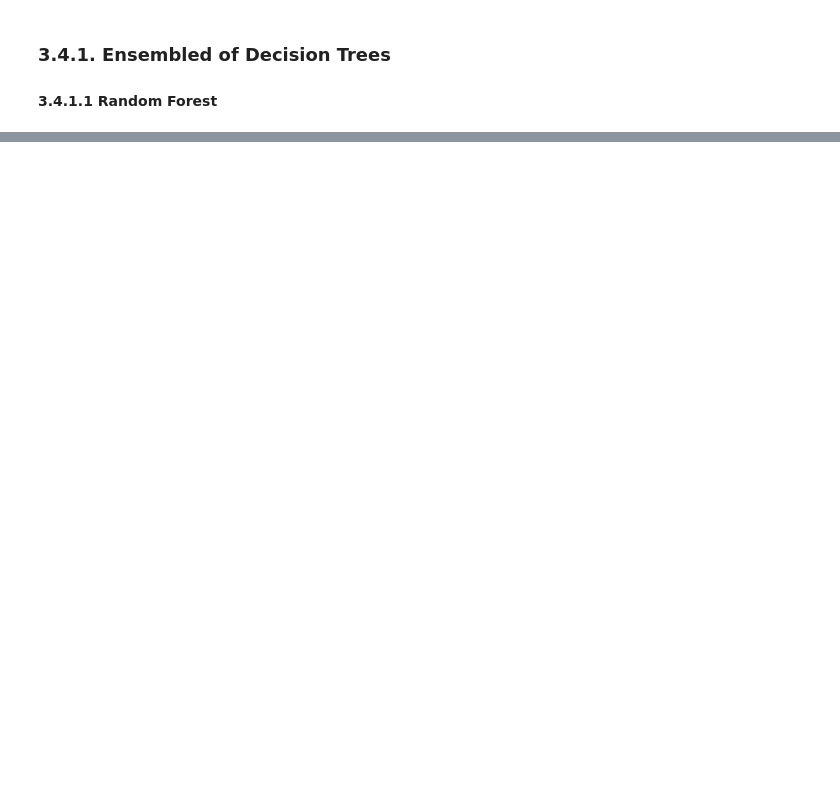
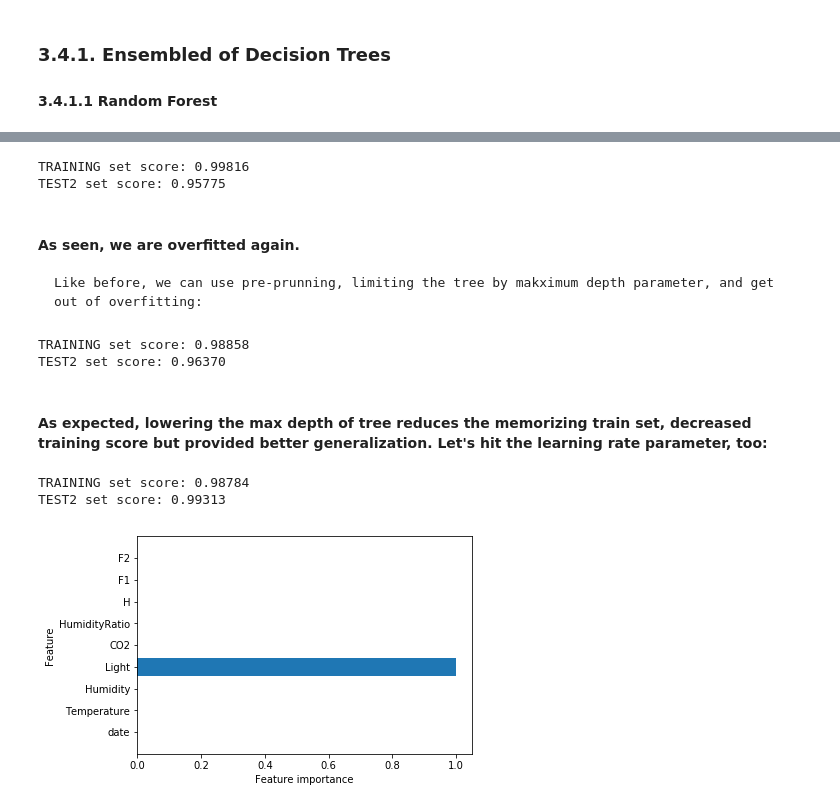
Before and after one commit to emremrah/data-mining-project-1, a Jupyter notebook: DataMiningProject1.ipynb, the cells around one changed output, grey strips where cells are left out. Cells and saved outputs as stored; diff of their text form; code cells hidden in the pictures; blank space fills up the shorter version.

```diff
--- a/DataMiningProject1.ipynb
+++ b/DataMiningProject1.ipynb
@@ -658,0 +646,5 @@ TypeError: unhashable type: 'slice'
+# %%
+for i in range(1,11):
+    rf = RandomForestClassifier(n_estimators=i, random_state = 2)
+    rf.fit(xtrain_f2, ytrain)
+    print("TEST2 set score w/ " +str(i)+" depth: {}".format(rf.score(xtest2_f2, ytest2)))
@@ -658,0 +670,44 @@ TypeError: unhashable type: 'slice'
+# %%
+from sklearn.ensemble import GradientBoostingClassifier
+
+gbm = GradientBoostingClassifier(random_state=2)
+gbm.fit(xtrain, ytrain)
+print("TRAINING set score: {:.5f}".format(gbm.score(xtrain, ytrain)))
+print("TEST2 set score: {:.5f}".format(gbm.score(xtest2, ytest2)))
+# %% [output]
+TRAINING set score: 0.99816
+TEST2 set score: 0.95775
+# %% [markdown]
+#### As seen, we are overfitted again.
+
+    Like before, we can use pre-prunning, limiting the tree by makximum depth parameter, and get out of overfitting:
+# %%
+gbm = GradientBoostingClassifier(max_depth=1, random_state=2)
+gbm.fit(xtrain, ytrain)
+print("TRAINING set score: {:.5f}".format(gbm.score(xtrain, ytrain)))
+print("TEST2 set score: {:.5f}".format(gbm.score(xtest2, ytest2)))
+# %% [output]
+TRAINING set score: 0.98858
+TEST2 set score: 0.96370
+# %% [markdown]
+#### As expected, lowering the max depth of tree reduces the memorizing train set, decreased training score but provided better generalization. Let's hit the learning rate parameter, too:
+# %%
+gbm = GradientBoostingClassifier(learning_rate=0.005, random_state=2, max_depth=1)
+gbm.fit(xtrain_f2, ytrain)
+print("TRAINING set score: {:.5f}".format(gbm.score(xtrain_f2, ytrain)))
+print("TEST2 set score: {:.5f}".format(gbm.score(xtest2_f2, ytest2)))
+# %% [output]
+TRAINING set score: 0.98784
+TEST2 set score: 0.99313
+# %%
+def plot_feature_importances(gbm):
+    n_features = xtrain_f2.shape[1]
+    plt.barh(range(n_features), gbm.feature_importances_, align='center')
+    plt.yticks(np.arange(n_features), f2_features)
+    plt.xlabel("Feature importance")
+    plt.ylabel("Feature")
+    plt.ylim(-1, n_features)
+
+plot_feature_importances(gbm)
+# %% [output]
+[figure, added]
```
Also changed, not shown: parts of 10 cells of this notebook.
